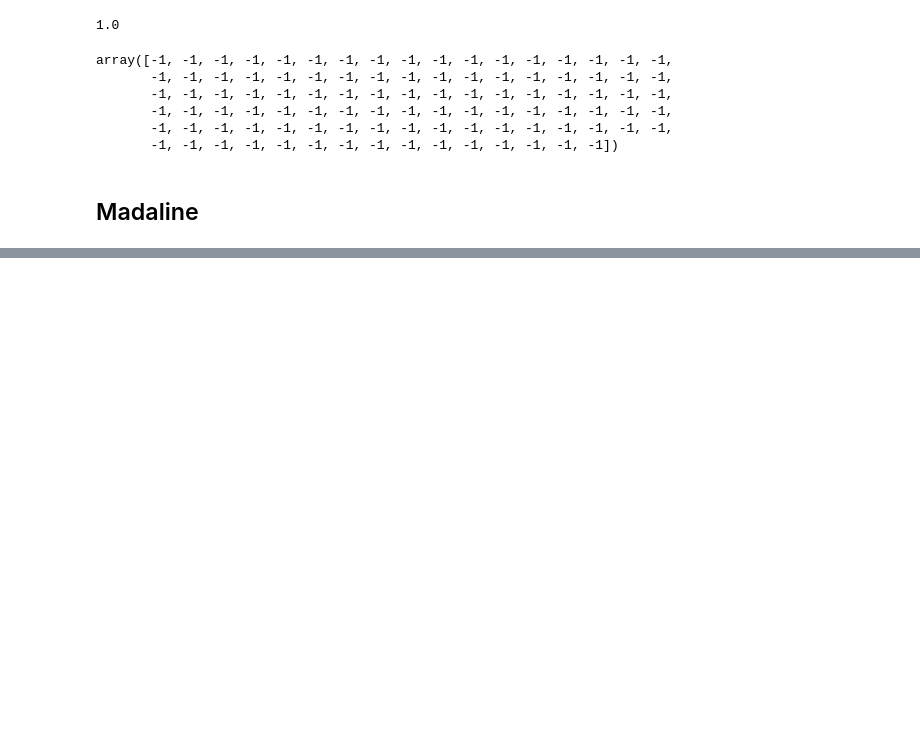
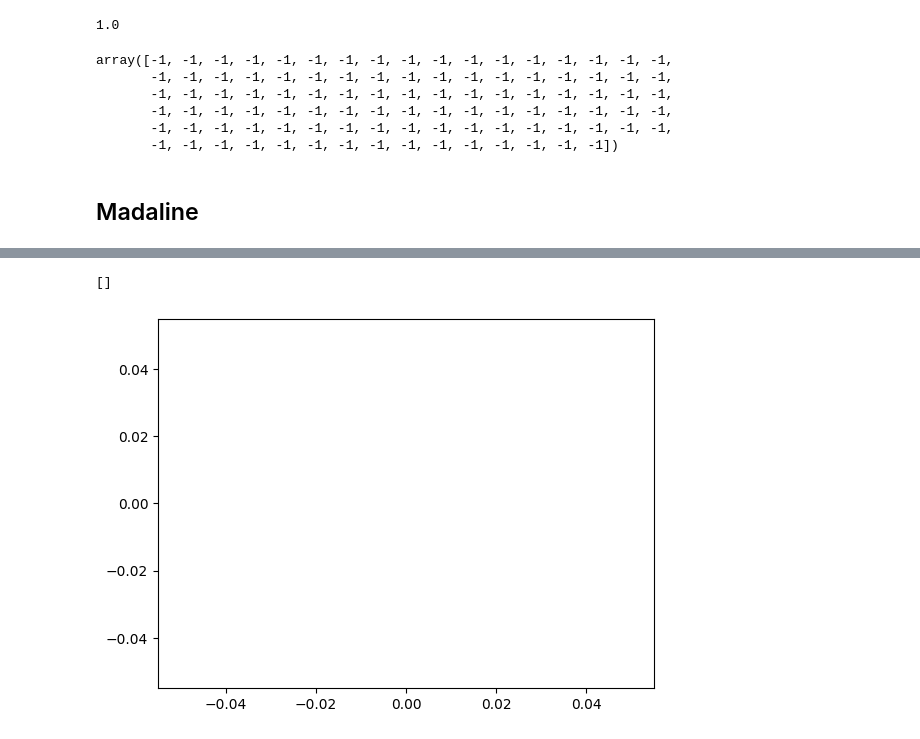
Before and after one commit to syedsajjadaskari/Deep-Learing, a Jupyter notebook: LabAssignment/Percepton, Adaline, Madaline, MLP.ipynb, the cells around one changed output, grey strips where cells are left out. Saved outputs shown, nothing was run; the diff lists cells and outputs as text; code cells hidden in the pictures; blank space fills up the shorter version.

```diff
--- a/LabAssignment/Percepton, Adaline, Madaline, MLP.ipynb
+++ b/LabAssignment/Percepton, Adaline, Madaline, MLP.ipynb
@@ -282,0 +281,5 @@ plt.
+# %%
+plt.plot(X = "")
+# %% [output]
+[]
+[figure, added]
```
Also changed, not shown: parts of 19 cells of this notebook, 4 other files.
